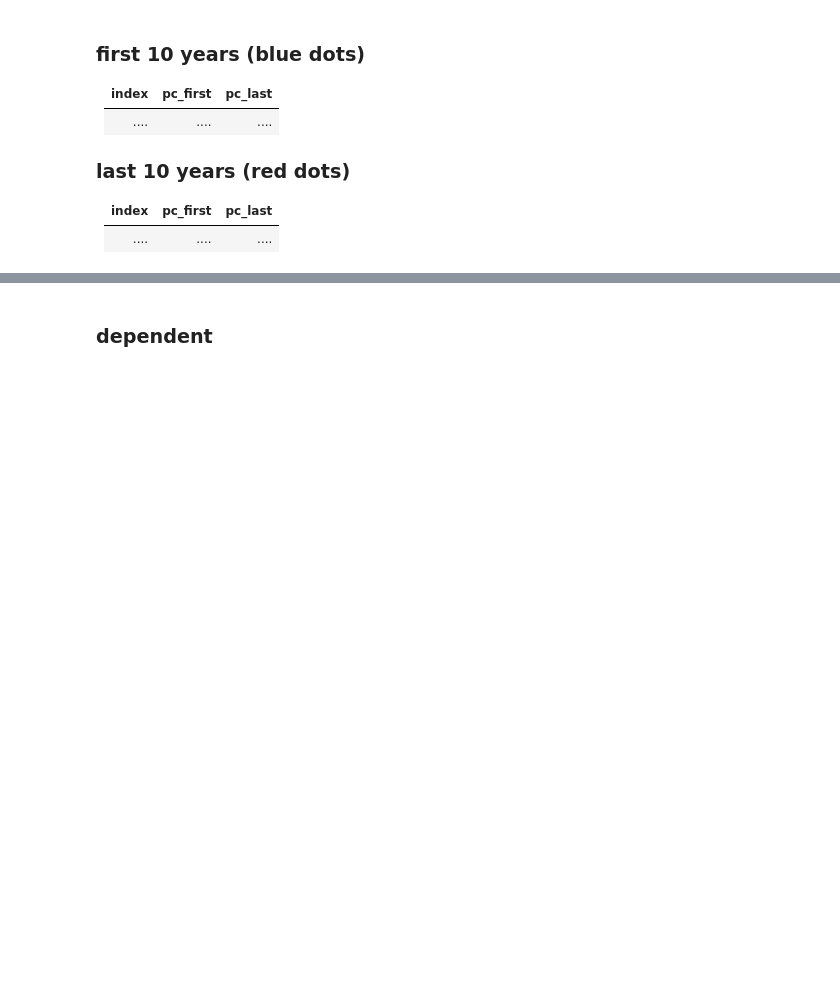
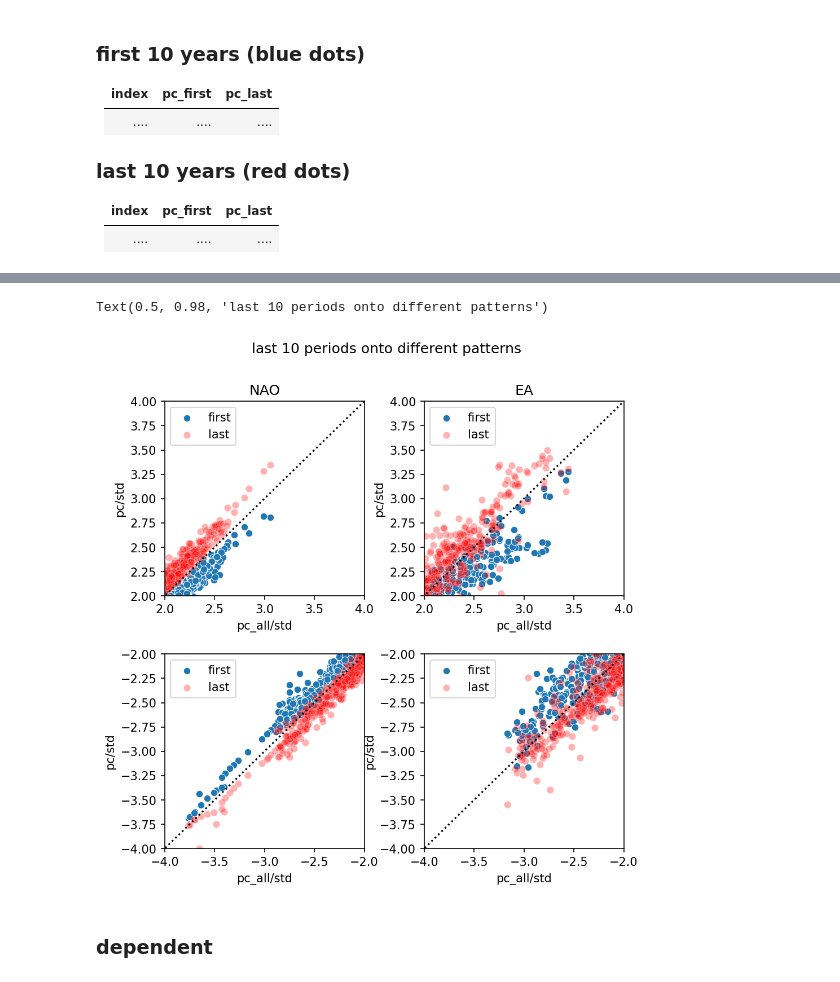
Before and after one commit to liuquan18/Teleconnection, a Jupyter notebook: scripts/IndexDiffPattern_analyze.ipynb, the cells around one changed output, grey strips where cells are left out. Saved outputs shown, nothing was run; the diff lists cells and outputs as text; code cells hidden in the pictures; blank space fills up the shorter version.

```diff
--- a/scripts/IndexDiffPattern_analyze.ipynb
+++ b/scripts/IndexDiffPattern_analyze.ipynb
@@ -65,3 +77,9 @@ ind_first_first_all, ind_last_last_all = sti.ten_all_dataframe(all_all_ind, all_
+# %%
+sept.tenyr_scatter_extreme(ind_last_first_all,ind_last_last_all,hlayer = 'all')
+plt.suptitle("last 10 periods onto different patterns")
+# %% [output]
+Text(0.5, 0.98, 'last 10 periods onto different patterns')
+[figure, added]
 # %% [markdown]
 ### dependent
 # %%
```
Also changed, not shown: parts of 3 cells of this notebook, 2 other files.
